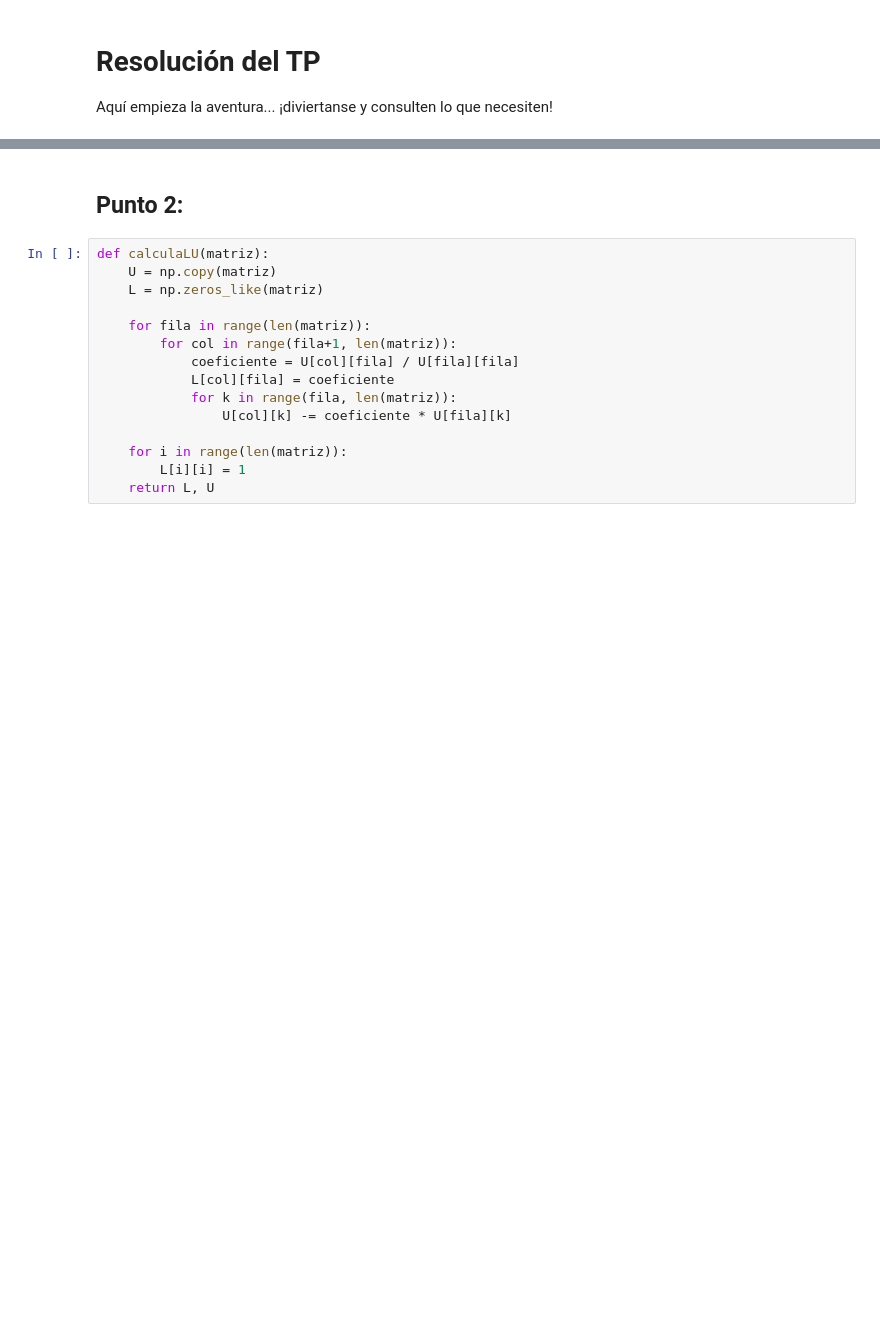
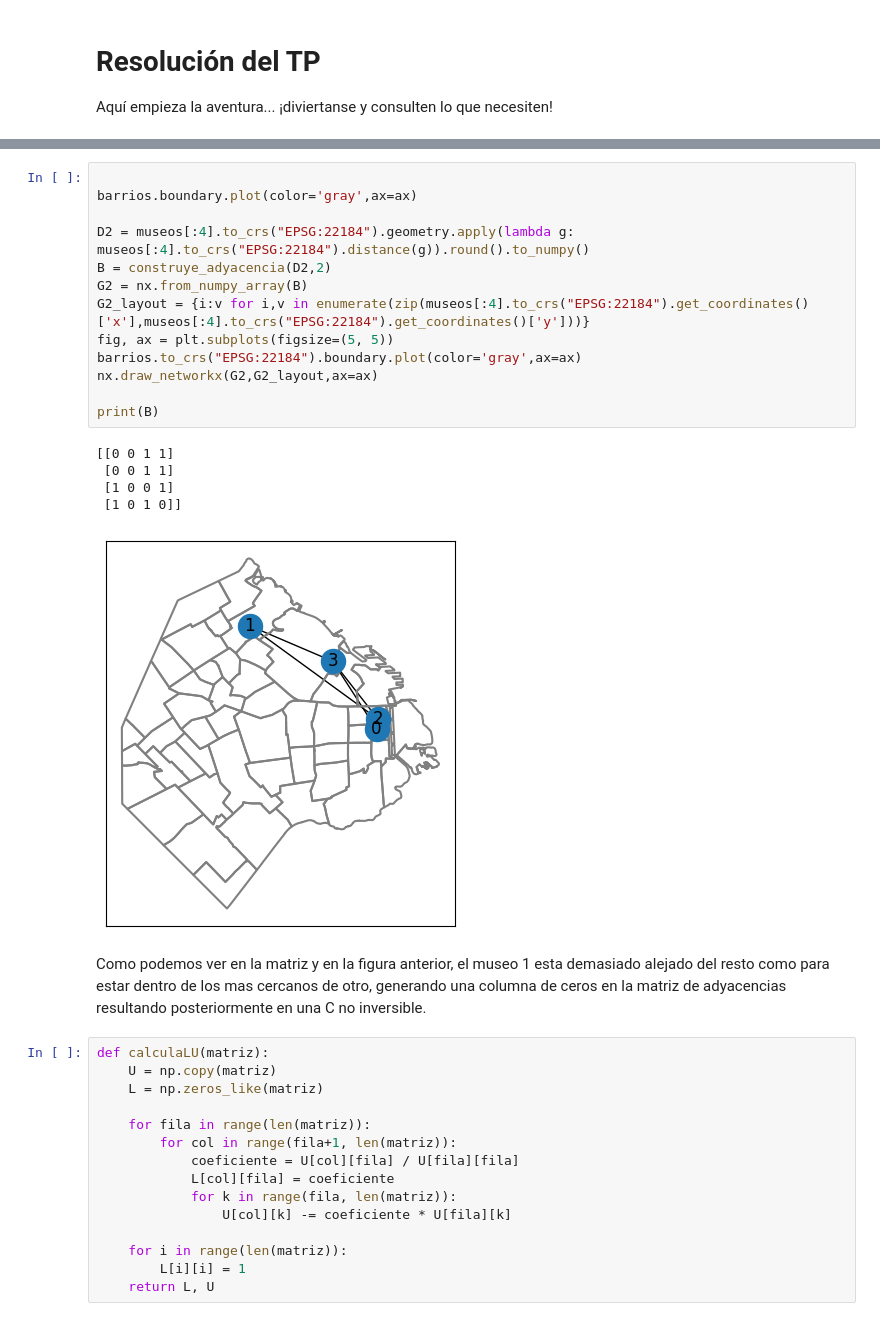
Before and after one commit to fernandezlucia/TPMuseos, a Jupyter notebook: TP1_template.ipynb, the cells around one changed output, grey strips where cells are left out. Saved outputs shown, nothing was run; the diff lists cells and outputs as text; blank space fills up the shorter version.

```diff
--- a/TP1_template.ipynb
+++ b/TP1_template.ipynb
@@ -95,5 +114,24 @@ Analizamos A:
-# %% [markdown]
-## Punto 2:
+# %%
+
+barrios.boundary.plot(color='gray',ax=ax)
+
+D2 = museos[:4].to_crs("EPSG:22184").geometry.apply(lambda g: museos[:4].to_crs("EPSG:22184").distance(g)).round().to_numpy()
+B = construye_adyacencia(D2,2)
+G2 = nx.from_numpy_array(B)
+G2_layout = {i:v for i,v in enumerate(zip(museos[:4].to_crs("EPSG:22184").get_coordinates()['x'],museos[:4].to_crs("EPSG:22184").get_coordinates()['y']))}
+fig, ax = plt.subplots(figsize=(5, 5))
+barrios.to_crs("EPSG:22184").boundary.plot(color='gray',ax=ax)
+nx.draw_networkx(G2,G2_layout,ax=ax)
+
+print(B)
+# %% [output]
+[[0 0 1 1]
+ [0 0 1 1]
+ [1 0 0 1]
+ [1 0 1 0]]
+[figure, added]
+# %% [markdown]
+Como podemos ver en la matriz y en la figura anterior, el museo 1 esta demasiado alejado del resto como para estar dentro de los mas cercanos de otro, generando una columna de ceros en la matriz de adyacencias resultando posteriormente en una C no inversible.
 # %%
 def calculaLU(matriz):
     U = np.copy(matriz)
```
Also changed, not shown: parts of 10 cells of this notebook.
